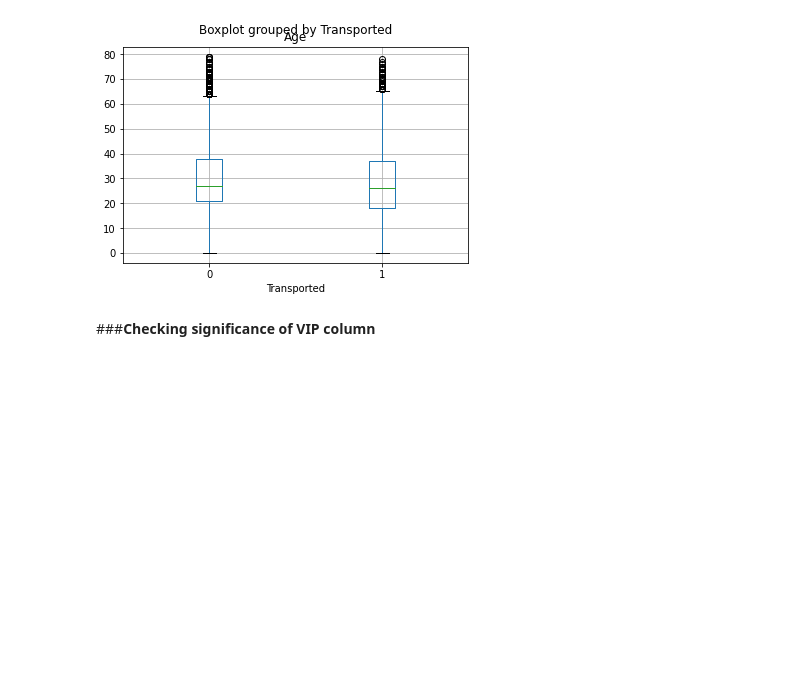
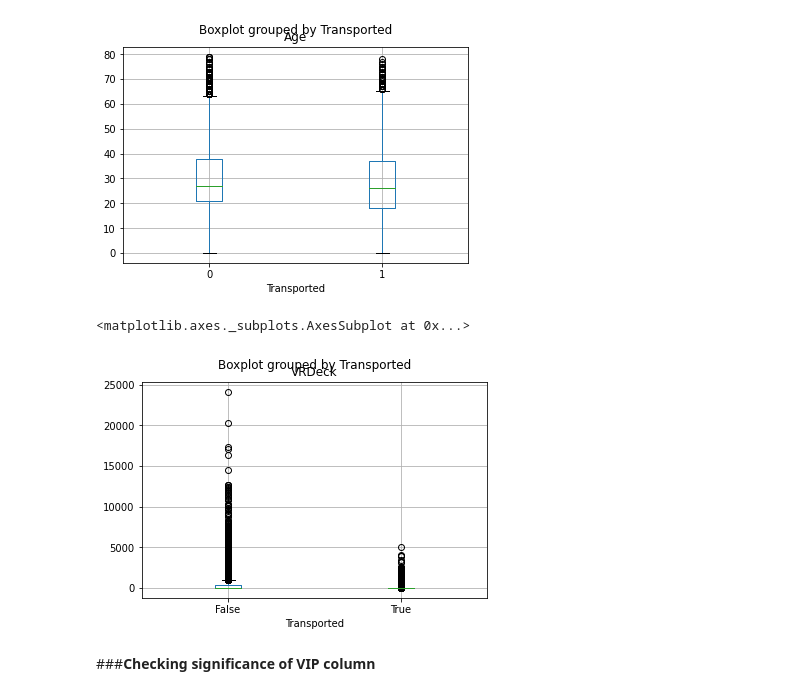
Before and after one commit to yassarmohammed87/SpaceShipTitanic-Kaggle, a Jupyter notebook: Spaceship_Titanic.ipynb, the cells around one changed output. Drawn from its saved outputs; the diff is of its cells as text; code cells hidden in the pictures; blank space fills up the shorter version.

```diff
--- a/Spaceship_Titanic.ipynb
+++ b/Spaceship_Titanic.ipynb
@@ -62,0 +98,3 @@ df=pd.read_csv('./drive/MyDrive/spaceTitanic/train.csv')
+# %%
+cabin_df=df['Cabin'].str.split('/',expand=True)
+df['Cabin_Num']=cabin_df[1].fillna(0).astype('int')
@@ -119,6 +180,11 @@ df.boxplot(column='Age',by='Transported')
 # %% [output]
 <matplotlib.axes._subplots.AxesSubplot at 0x...>
 [figure]
+# %%
+df.boxplot(column='VRDeck',by='Transported')
+# %% [output]
+<matplotlib.axes._subplots.AxesSubplot at 0x...>
+[figure, added]
 # %% [markdown]
 ###**Checking significance of VIP column**
 # %%
```
Also changed, not shown: parts of 41 cells of this notebook.
